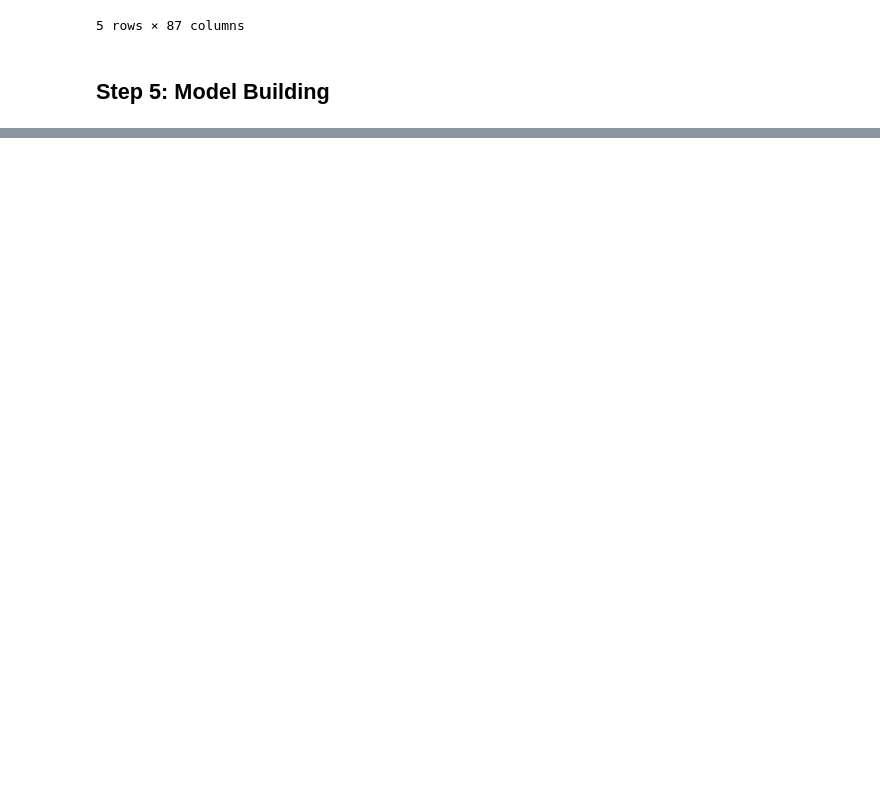
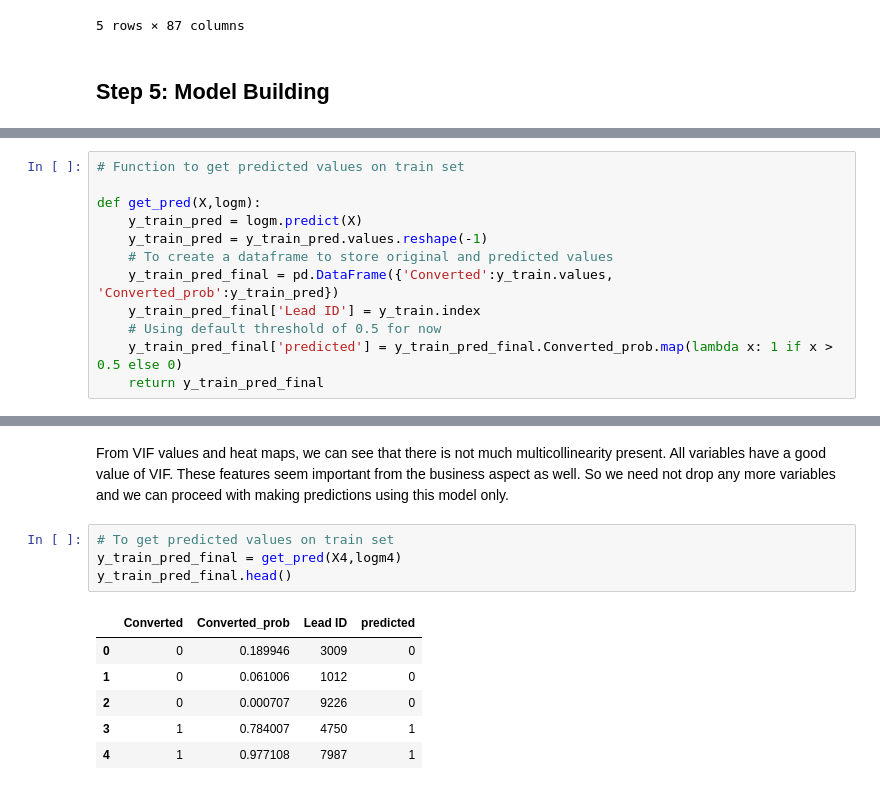
Before and after one commit to shinde-chandrakant/Lead-Scoring-Case-Study, a Jupyter notebook: LeadScoring.ipynb, the cells around one changed output, grey strips where cells are left out. Drawn from its saved outputs; the diff is of its cells as text; blank space fills up the shorter version.

```diff
--- a/LeadScoring.ipynb
+++ b/LeadScoring.ipynb
@@ -763,0 +850,12 @@ X_train.head()
+# %%
+# Function to get predicted values on train set
+
+def get_pred(X,logm):
+    y_train_pred = logm.predict(X)
+    y_train_pred = y_train_pred.values.reshape(-1)
+    # To create a dataframe to store original and predicted values
+    y_train_pred_final = pd.DataFrame({'Converted':y_train.values, 'Converted_prob':y_train_pred})
+    y_train_pred_final['Lead ID'] = y_train.index
+    # Using default threshold of 0.5 for now
+    y_train_pred_final['predicted'] = y_train_pred_final.Converted_prob.map(lambda x: 1 if x > 0.5 else 0)
+    return y_train_pred_final
@@ -763,0 +1015,13 @@ X_train.head()
+# %% [markdown]
+From VIF values and heat maps, we can see that there is not much multicollinearity present. All variables have a good value of VIF. These features seem important from the business aspect as well. So we need not drop any more variables and we can proceed with making predictions using this model only.
+# %%
+# To get predicted values on train set
+y_train_pred_final = get_pred(X4,logm4)
+y_train_pred_final.head()
+# %% [output]
+|  | Converted | Converted_prob | Lead ID | predicted |
+| 0 | 0 | 0.189946 | 3009 | 0 |
+| 1 | 0 | 0.061006 | 1012 | 0 |
+| 2 | 0 | 0.000707 | 9226 | 0 |
+| 3 | 1 | 0.784007 | 4750 | 1 |
+| 4 | 1 | 0.977108 | 7987 | 1 |
```
Also changed, not shown: parts of 28 cells of this notebook.
